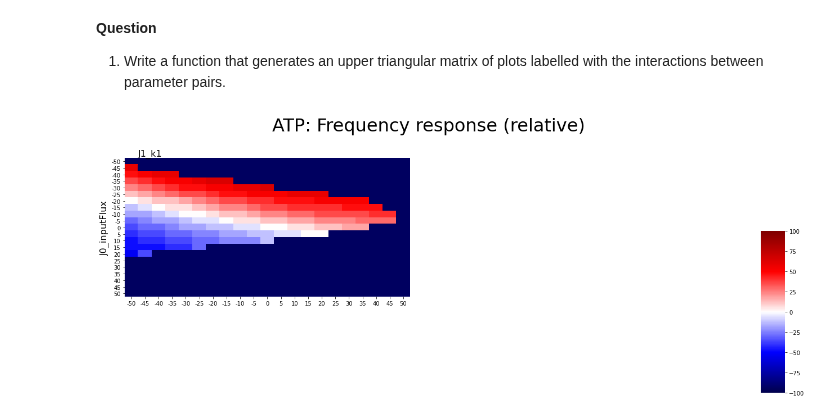
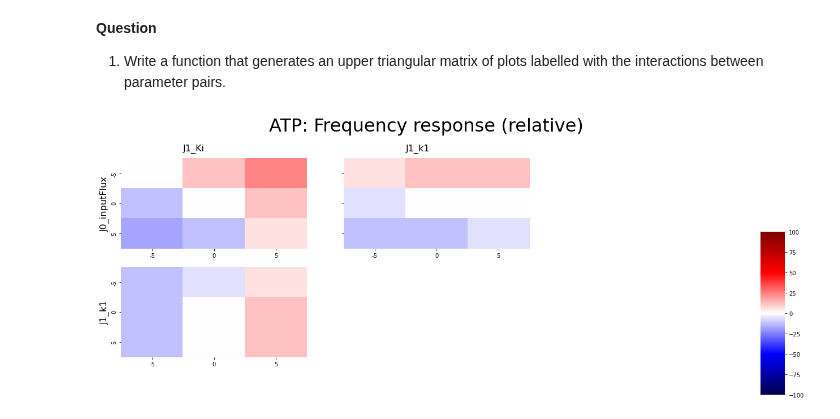
Before and after one commit to ModelEngineering/advancing-biomedical-models, a Jupyter notebook: lecture_6/6_computational_experiments_TFC.ipynb, the cells around one changed output. Cells and saved outputs as stored; diff of their text form; code cells hidden in the pictures.

```diff
--- a/lecture_6/6_computational_experiments_TFC.ipynb
+++ b/lecture_6/6_computational_experiments_TFC.ipynb
@@ -629,34 +629,33 @@ def runStudyTFC(molecule, parameters, percents, isRelative=True, isFrequency=Tru
                 percents, percents, isRelative=isRelative)
             if isFrequency:
                 responseDF = frequencyDF
             else:
                 responseDF = amplitudeDF
             ax = plt.subplot(gs[rowIdx, colIdx])
             if rowIdx == 0:
                 ax.text(1, -0.25, parameters[parmColidx], fontsize=FONTSIZE)
             if (rowIdx == numParameter - 2):
                 _ = makeHeatmap(responseDF, molecule, ax=ax, isColorbar=True, cbar_ax=cbar_ax)
             else:
                 _ = makeHeatmap(responseDF, molecule, ax=ax, isColorbar=False)
             ax.set_xlabel("")
             if colIdx == 0:
                 ax.set_ylabel(parameters[parmRowidx], fontsize=FONTSIZE)
             else:
                 ax.set_ylabel("")
                 ax.set_yticklabels([])
     if isFrequency:
         responseType = "Frequency"
     else:
         responseType = "Amplitude"
     if isRelative:
         metricType = "relative"
     else:
         metricType = "absolute"
     suptitle = "%s: %s response (%s)" % (molecule, responseType, metricType)
     plt.suptitle(suptitle, fontsize=2*FONTSIZE)
 
-# Tests
-percents = 5*(np.array(range(21)) - 10)
-runStudyTFC("ATP", WOLF_PRMS[0:8], percents, isRelative=True, isFrequency=True)
+# Smoke test
+runStudyTFC("ATP", WOLF_PRMS[0:3], [-5, 0, 5], isRelative=True, isFrequency=True)
 # %% [output]
-[figure, old version]
+[figure, new version]
```
Also changed, not shown: parts of 3 cells of this notebook, 1 other file.
